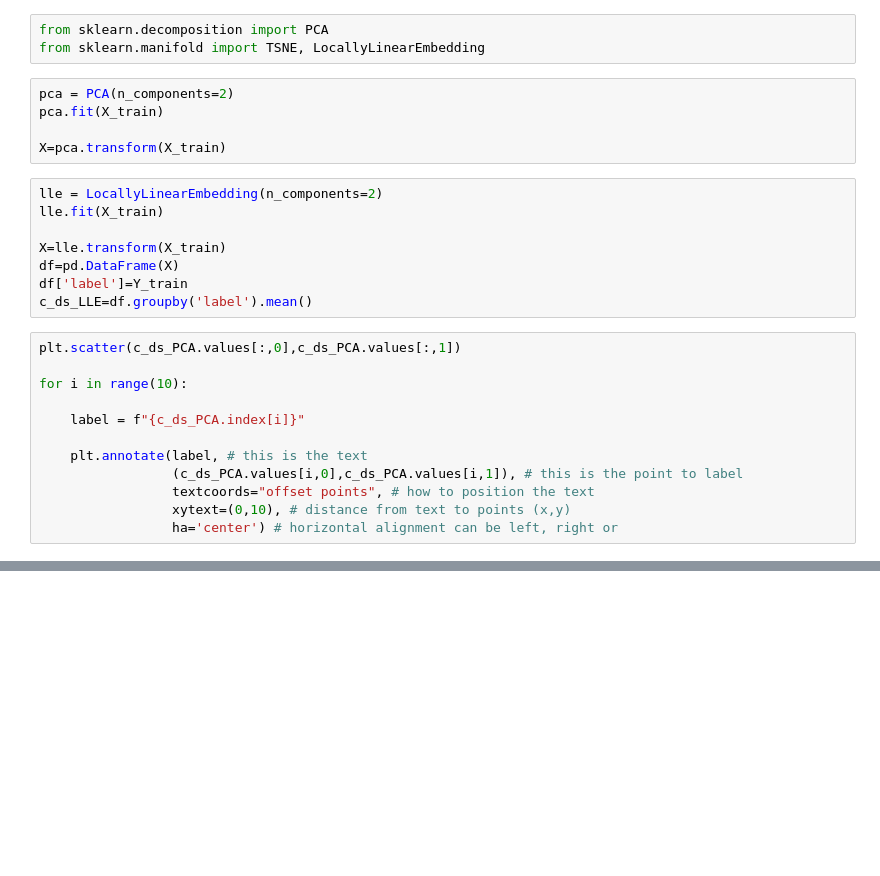
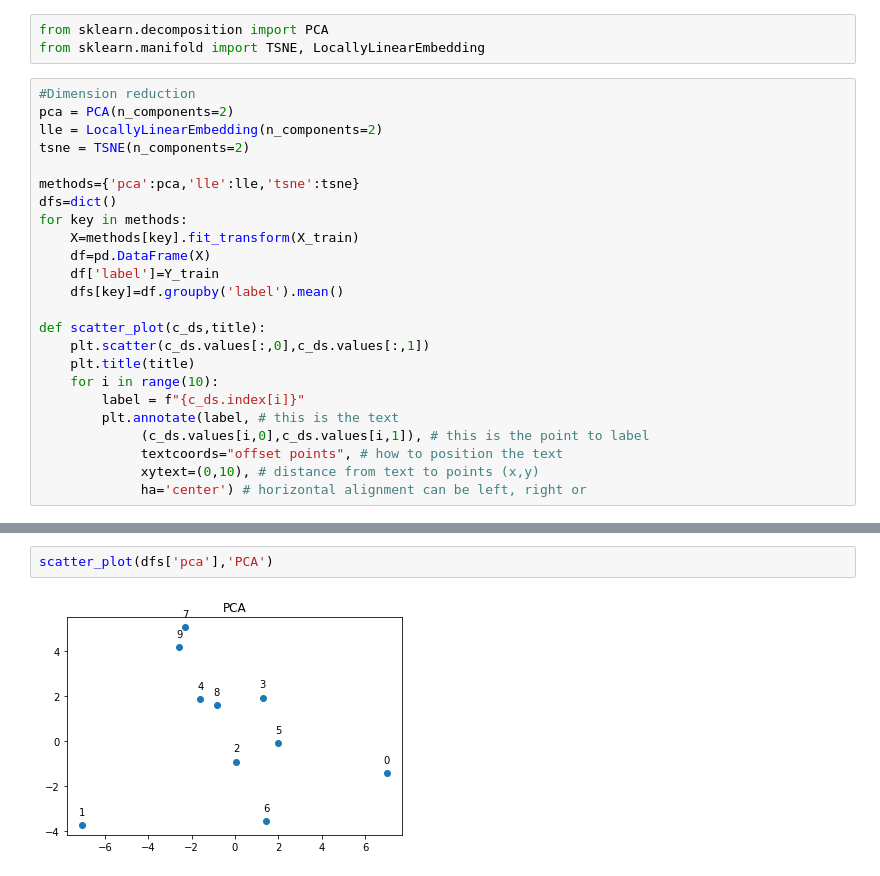
Before and after one commit to LaurensSchinkelshoek/IDL, a Jupyter notebook: assignment1/A1_JG_and_LJS.ipynb, the cells around one changed output, grey strips where cells are left out. Saved outputs shown, nothing was run; the diff lists cells and outputs as text; blank space fills up the shorter version.

```diff
--- a/assignment1/A1_JG_and_LJS.ipynb
+++ b/assignment1/A1_JG_and_LJS.ipynb
@@ -116,28 +104,27 @@ Looking at the graph i would suspect its hard to distinguish between 4 and 9, 7
 # %%
 from sklearn.decomposition import PCA
 from sklearn.manifold import TSNE, LocallyLinearEmbedding
-# %%
-pca = PCA(n_components=2)
-pca.fit(X_train)
-
-X=pca.transform(X_train)
-# %%
-lle = LocallyLinearEmbedding(n_components=2)
-lle.fit(X_train)
-
-X=lle.transform(X_train)
-df=pd.DataFrame(X)
-df['label']=Y_train
-c_ds_LLE=df.groupby('label').mean()
 # %%
-plt.scatter(c_ds_PCA.values[:,0],c_ds_PCA.values[:,1])
+#Dimension reduction
+pca = PCA(n_components=2)
+lle = LocallyLinearEmbedding(n_components=2)
+tsne = TSNE(n_components=2)
 
-for i in range(10):
+methods={'pca':pca,'lle':lle,'tsne':tsne}
+dfs=dict()
+for key in methods:
+    X=methods[key].fit_transform(X_train)
+    df=pd.DataFrame(X)
+    df['label']=Y_train
+    dfs[key]=df.groupby('label').mean()
 
-    label = f"{c_ds_PCA.index[i]}"
-
-    plt.annotate(label, # this is the text
-                 (c_ds_PCA.values[i,0],c_ds_PCA.values[i,1]), # this is the point to label
-                 textcoords="offset points", # how to position the text
-                 xytext=(0,10), # distance from text to points (x,y)
-                 ha='center') # horizontal alignment can be left, right or
+def scatter_plot(c_ds,title):
+    plt.scatter(c_ds.values[:,0],c_ds.values[:,1])
+    plt.title(title)
+    for i in range(10):
+        label = f"{c_ds.index[i]}"
+        plt.annotate(label, # this is the text
+             (c_ds.values[i,0],c_ds.values[i,1]), # this is the point to label
+             textcoords="offset points", # how to position the text
+             xytext=(0,10), # distance from text to points (x,y)
+             ha='center') # horizontal alignment can be left, right or
@@ -197,0 +131,4 @@ for i in range(10):
+# %%
+scatter_plot(dfs['pca'],'PCA')
+# %% [output]
+[figure, added]
```
Also changed, not shown: parts of 22 cells of this notebook.
